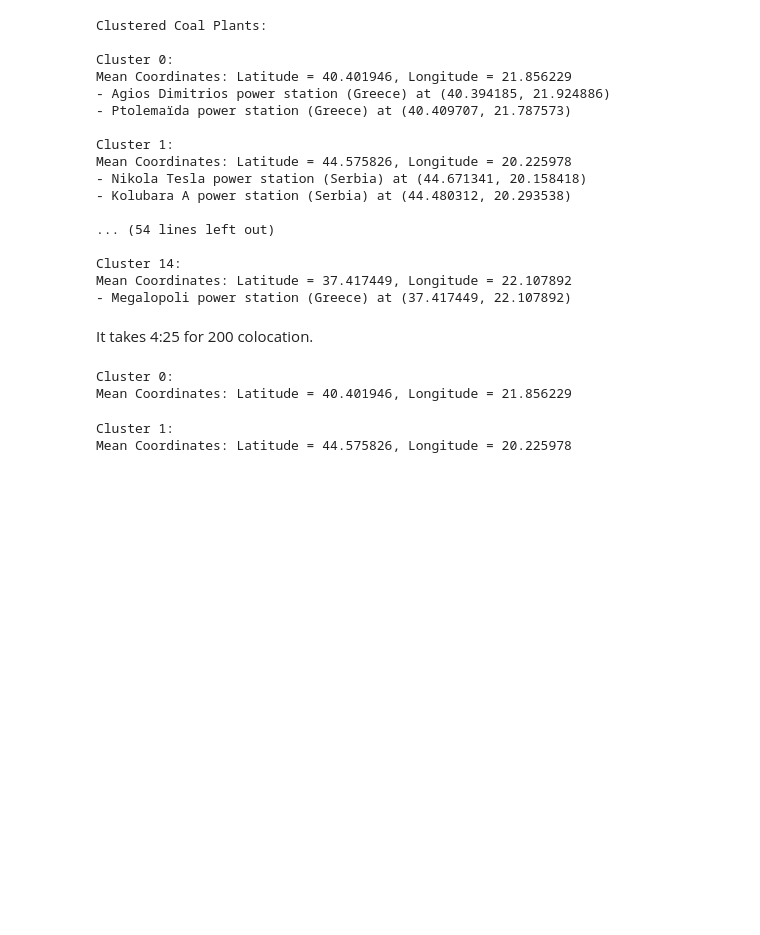
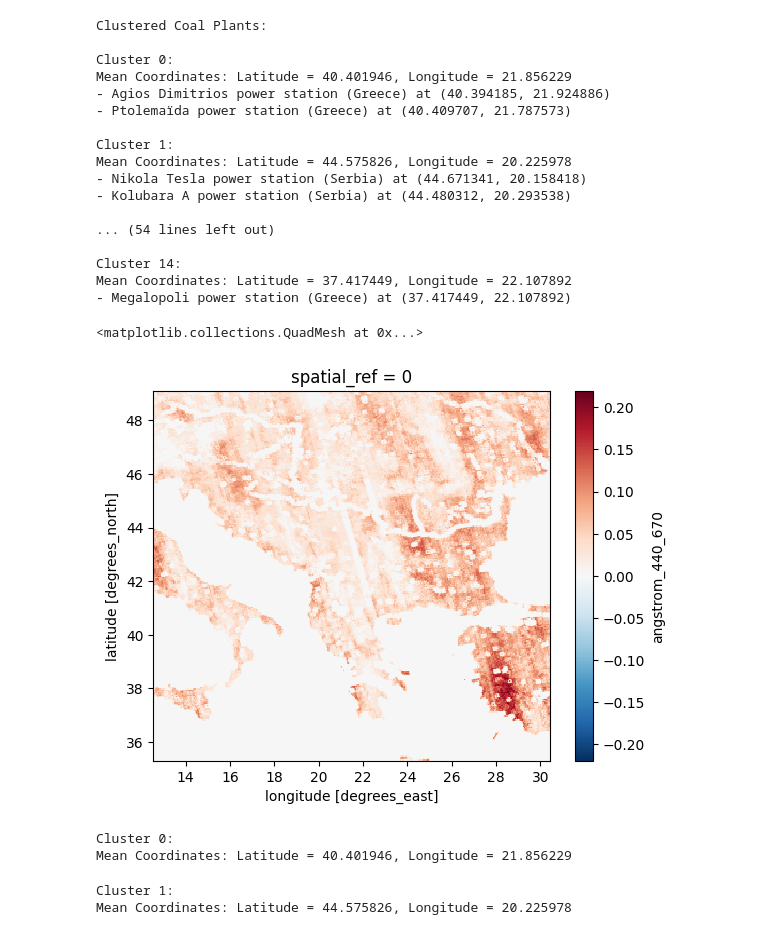
Before and after one commit to ararifi/PACEfun, a Jupyter notebook: spexone_balkan.ipynb, the cells around one changed output. Saved outputs shown, nothing was run; the diff lists cells and outputs as text; code cells hidden in the pictures; blank space fills up the shorter version.

```diff
--- a/spexone_balkan.ipynb
+++ b/spexone_balkan.ipynb
@@ -131,6 +143,9 @@ futures_ae = client.map(
 )
 da_spx_ae = xr.combine_nested(client.gather(futures_ae), concat_dim="time")
 da_spx_ae["time"] = attrs_ae["time"]
-# %% [markdown]
-It takes 4:25 for 200 colocation.
+# %%
+da_spx_ae.mean(dim='time').plot()
+# %% [output]
+<matplotlib.collections.QuadMesh at 0x...>
+[figure, added]
 # %%
```
Also changed, not shown: parts of 9 cells of this notebook, 9 other files.
